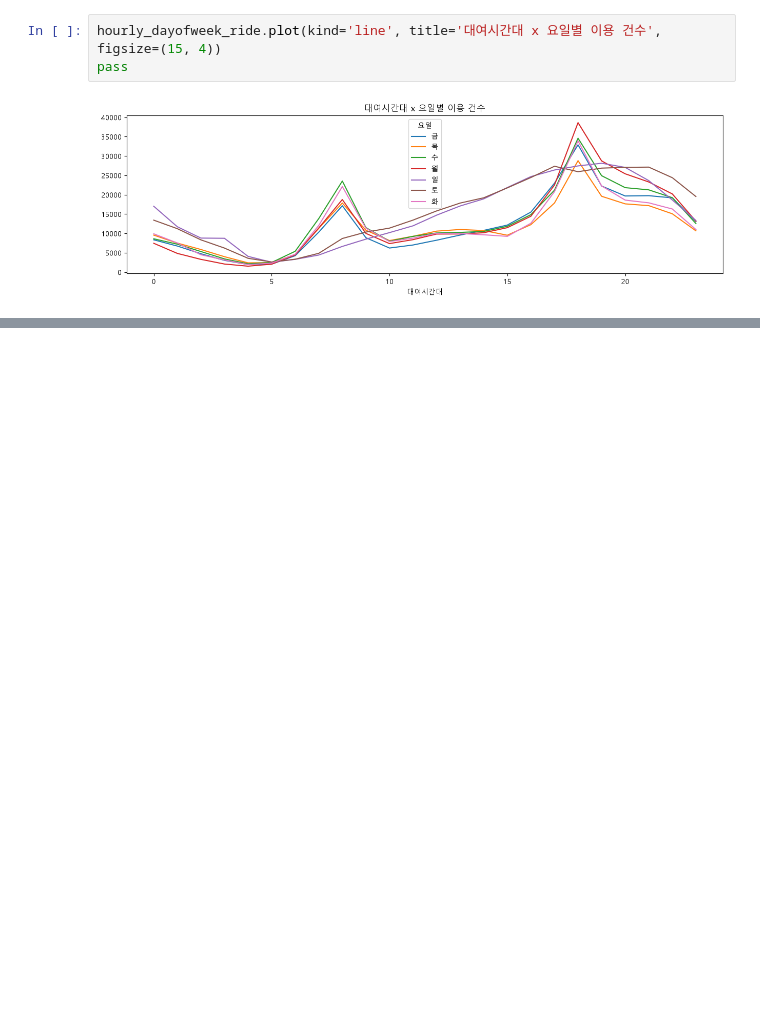
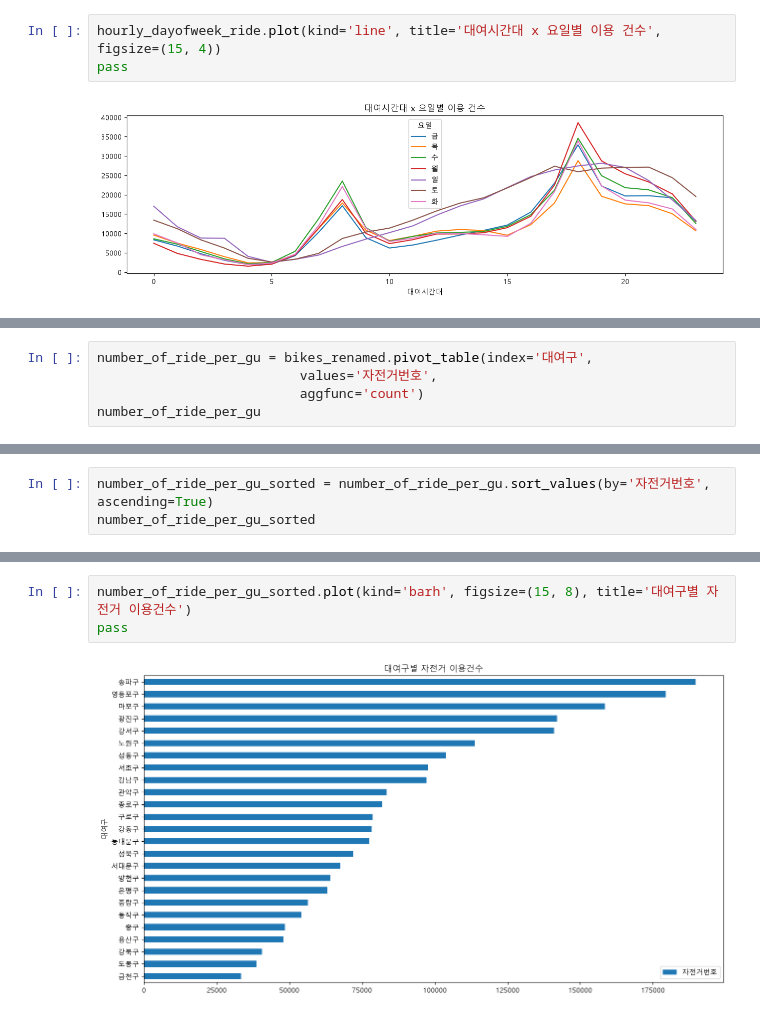
Before and after one commit to ChoongyeolKim/20260616, a Jupyter notebook: src/bikerental-exercise.ipynb, the cells around one changed output, grey strips where cells are left out. Cells and saved outputs as stored; diff of their text form; blank space fills up the shorter version.

```diff
--- a/src/bikerental-exercise.ipynb
+++ b/src/bikerental-exercise.ipynb
@@ -571,0 +585,5 @@ pass
+# %%
+number_of_ride_per_gu = bikes_renamed.pivot_table(index='대여구',
+                          values='자전거번호',
+                          aggfunc='count')
+number_of_ride_per_gu
@@ -571,0 +609,3 @@ pass
+# %%
+number_of_ride_per_gu_sorted = number_of_ride_per_gu.sort_values(by='자전거번호', ascending=True)
+number_of_ride_per_gu_sorted
@@ -571,0 +631,5 @@ pass
+# %%
+number_of_ride_per_gu_sorted.plot(kind='barh', figsize=(15, 8), title='대여구별 자전거 이용건수')
+pass
+# %% [output]
+[figure, added]
```
Also changed, not shown: parts of 14 cells of this notebook.
